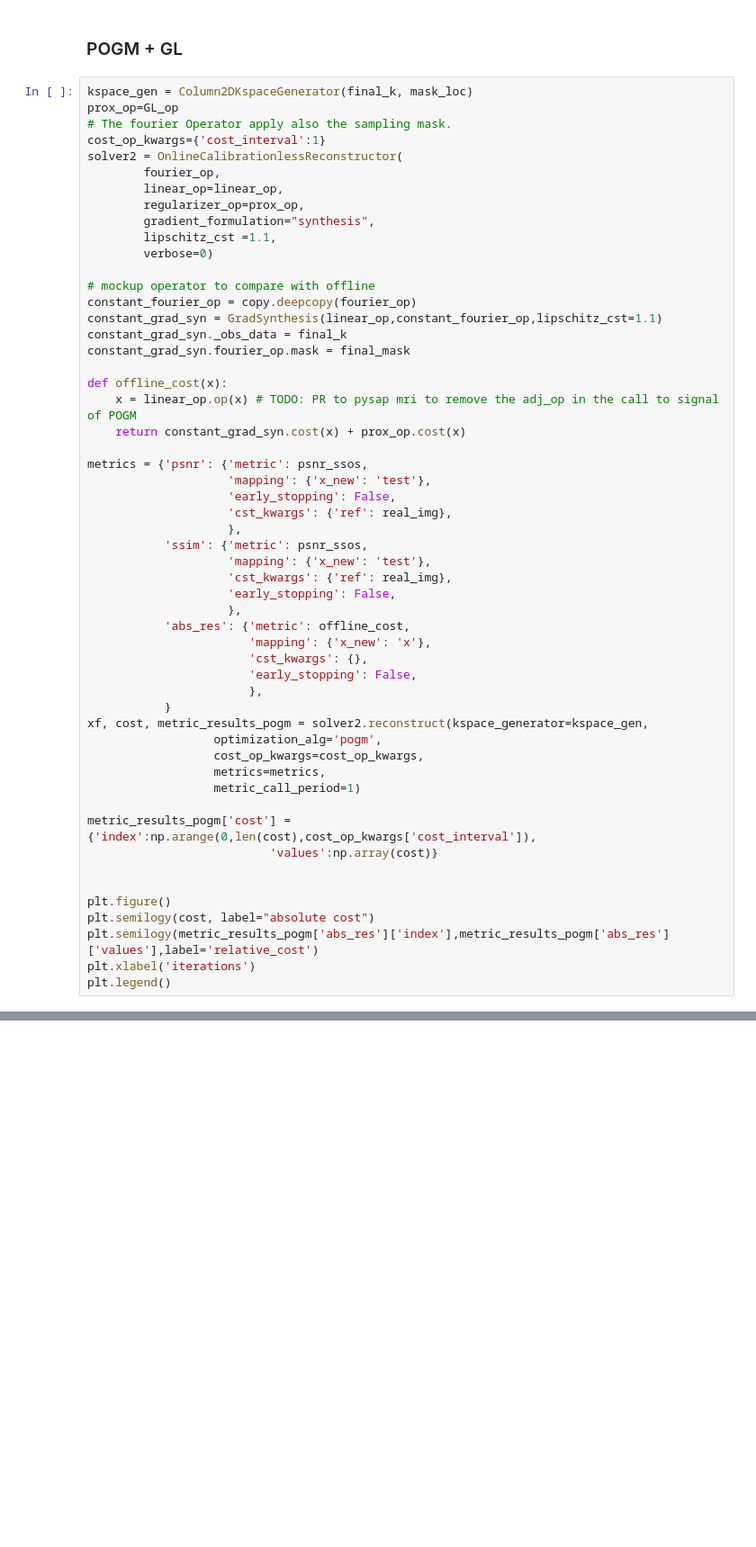
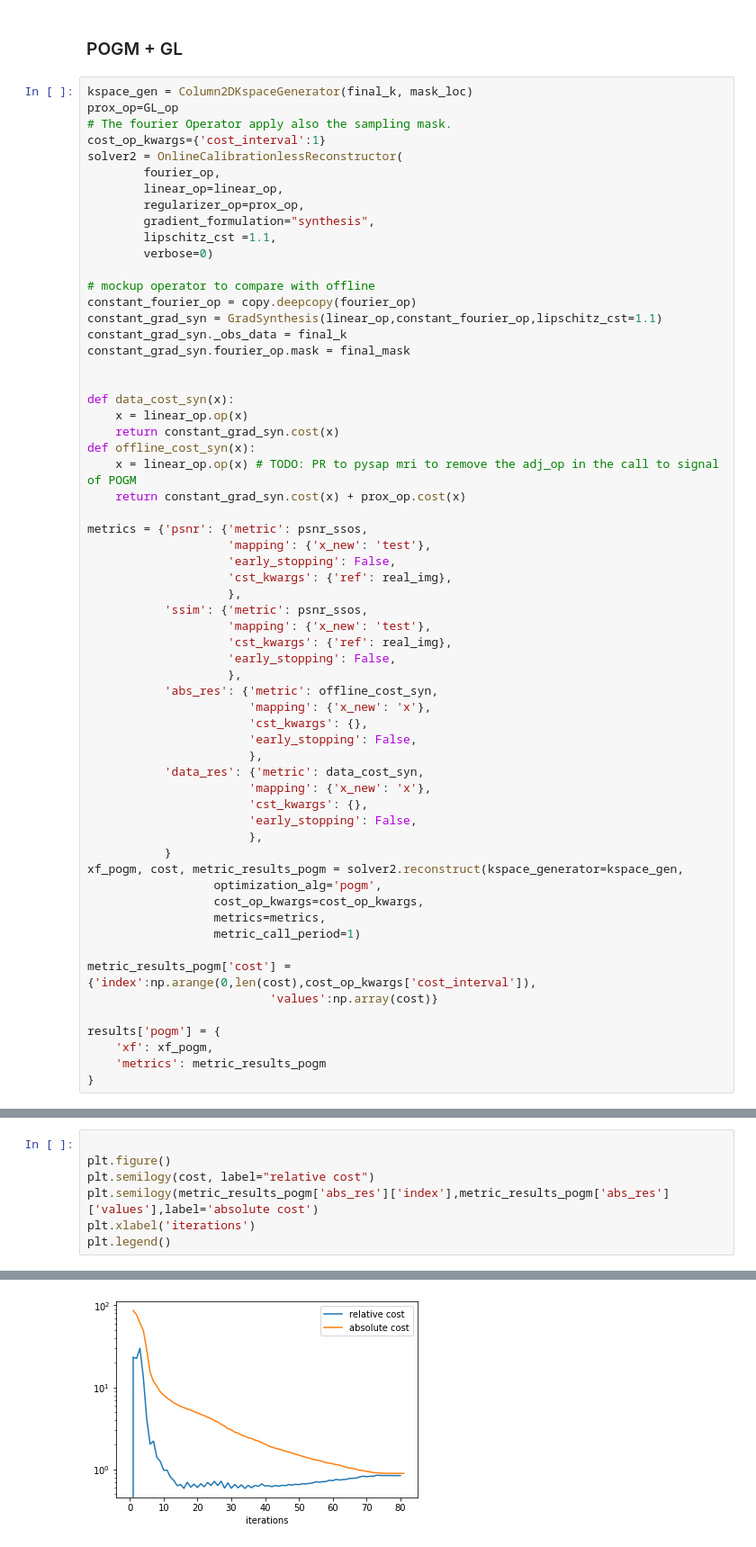
Before and after one commit to paquiteau/pysap-mri-online, a Jupyter notebook: online_reconstruction.ipynb, the cells around one changed output, grey strips where cells are left out. Shown: that part at 90% size. Saved outputs shown, nothing was run; the diff lists cells and outputs as text; blank space fills up the shorter version.

```diff
--- a/online_reconstruction.ipynb
+++ b/online_reconstruction.ipynb
@@ -229,7 +241,11 @@ constant_grad_syn = GradSynthesis(linear_op,constant_fourier_op,lipschitz_cst=1.
 constant_grad_syn._obs_data = final_k
 constant_grad_syn.fourier_op.mask = final_mask
 
-def offline_cost(x):
+
+def data_cost_syn(x):
+    x = linear_op.op(x)
+    return constant_grad_syn.cost(x)
+def offline_cost_syn(x):
     x = linear_op.op(x) # TODO: PR to pysap mri to remove the adj_op in the call to signal of POGM
     return constant_grad_syn.cost(x) + prox_op.cost(x)
 
@@ -243,13 +259,18 @@ metrics = {'psnr': {'metric': psnr_ssos,
                     'cst_kwargs': {'ref': real_img},
                     'early_stopping': False,
                     },
-           'abs_res': {'metric': offline_cost,
+           'abs_res': {'metric': offline_cost_syn,
+                       'mapping': {'x_new': 'x'},
+                       'cst_kwargs': {},
+                       'early_stopping': False,
+                       },
+           'data_res': {'metric': data_cost_syn,
                        'mapping': {'x_new': 'x'},
                        'cst_kwargs': {},
                        'early_stopping': False,
                        },
            }
-xf, cost, metric_results_pogm = solver2.reconstruct(kspace_generator=kspace_gen,
+xf_pogm, cost, metric_results_pogm = solver2.reconstruct(kspace_generator=kspace_gen,
                   optimization_alg='pogm',
                   cost_op_kwargs=cost_op_kwargs,
                   metrics=metrics,
@@ -258,12 +279,10 @@ xf, cost, metric_results_pogm = solver2.reconstruct(kspace_generator=kspace_gen,
 metric_results_pogm['cost'] = {'index':np.arange(0,len(cost),cost_op_kwargs['cost_interval']),
                           'values':np.array(cost)}
 
-
-plt.figure()
-plt.semilogy(cost, label="absolute cost")
-plt.semilogy(metric_results_pogm['abs_res']['index'],metric_results_pogm['abs_res']['values'],label='relative_cost')
-plt.xlabel('iterations')
-plt.legend()
+results['pogm'] = {
+    'xf': xf_pogm,
+    'metrics': metric_results_pogm
+}
 # %% [output]
 WARNING: Making input data immutable.
 WARNING: Making input data immutable.
@@ -307,0 +289,8 @@ In the offline reconstruction a smart reweight can only be performed after a fir
+# %%
+
+plt.figure()
+plt.semilogy(cost, label="relative cost")
+plt.semilogy(metric_results_pogm['abs_res']['index'],metric_results_pogm['abs_res']['values'],label='absolute cost')
+plt.xlabel('iterations')
+plt.legend()
+# %% [output]
@@ -307,0 +298 @@ In the offline reconstruction a smart reweight can only be performed after a fir
+[figure, added]
```
Also changed, not shown: parts of 15 cells of this notebook, 1 other file.
